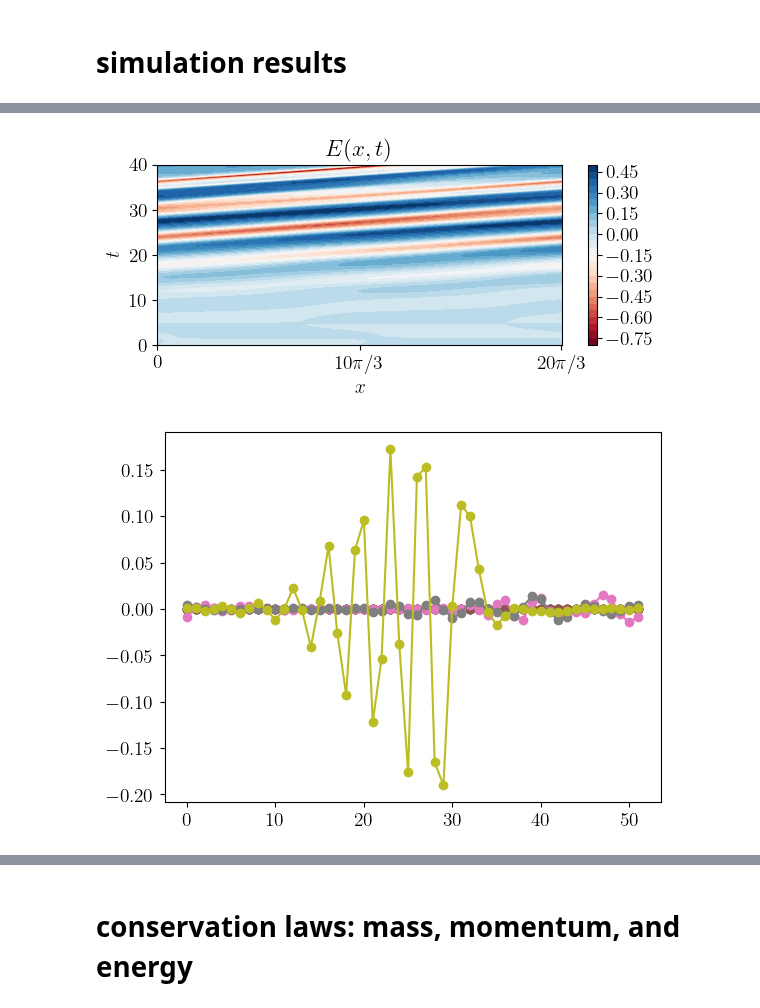
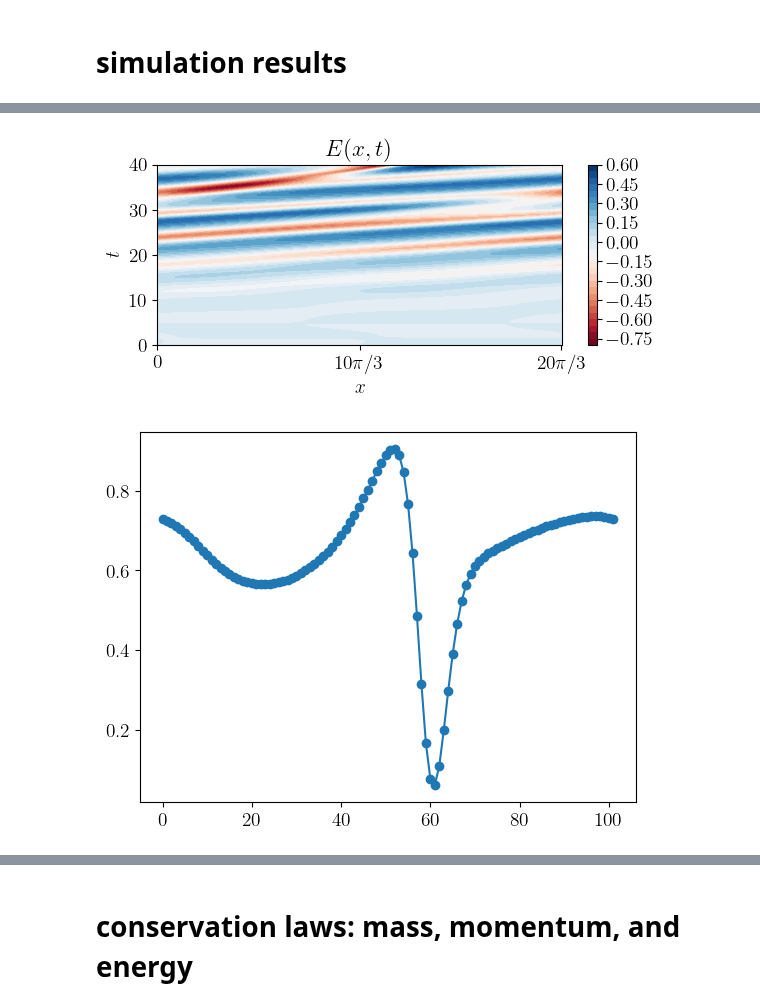
Before and after one commit to opaliss/mixed_methods, a Jupyter notebook: analysis/mixed_method_1/bump_on_tail_damping_mixed_method_1.ipynb, the cells around one changed output, grey strips where cells are left out. Cells and saved outputs as stored; diff of their text form; code cells hidden in the pictures.

```diff
--- a/analysis/mixed_method_1/bump_on_tail_damping_mixed_method_1.ipynb
+++ b/analysis/mixed_method_1/bump_on_tail_damping_mixed_method_1.ipynb
@@ -28,18 +28,18 @@ matplotlib.rcParams['text.usetex'] = True
 # %% [markdown]
 # Mixed method #1 bump on tail
 # %%
-setup = SimulationSetupMixedMethod1(Nx=51,
-                                    Nv_H=50,
+setup = SimulationSetupMixedMethod1(Nx=101,
+                                    Nv_H=10,
                                     Nv_L=100,
                                     epsilon=1e-2,
-                                    v_a=-7,
-                                    v_b=7,
+                                    v_a=-8,
+                                    v_b=8,
                                     alpha=np.sqrt(2),
                                     u=0,
                                     L=20 * np.pi / 3,
                                     dt=1e-2,
                                     T0=0,
                                     T=40,
-                                    nu_L=1,
-                                    nu_H=1,
+                                    nu_L=5,
+                                    nu_H=5,
                                     gamma=0.5)
@@ -110,9 +134,9 @@ _ = ax.set_xticklabels([r"0", r"$10\pi/3$", r"$20\pi/3$"])
 _ = ax.set_ylabel("$t$")
 plt.tight_layout()
 # %% [output]
-[figure, old version]
+[figure, new version]
 # %%
-_ = plt.plot(state_e_H[-1, :, ::500], "-o")
+_ = plt.plot(state_e_H[0, :, -1], "-o")
 # %% [output]
-[figure, old version]
+[figure, new version]
 # %%
```
Also changed, not shown: parts of 14 cells of this notebook, 12 other files.
